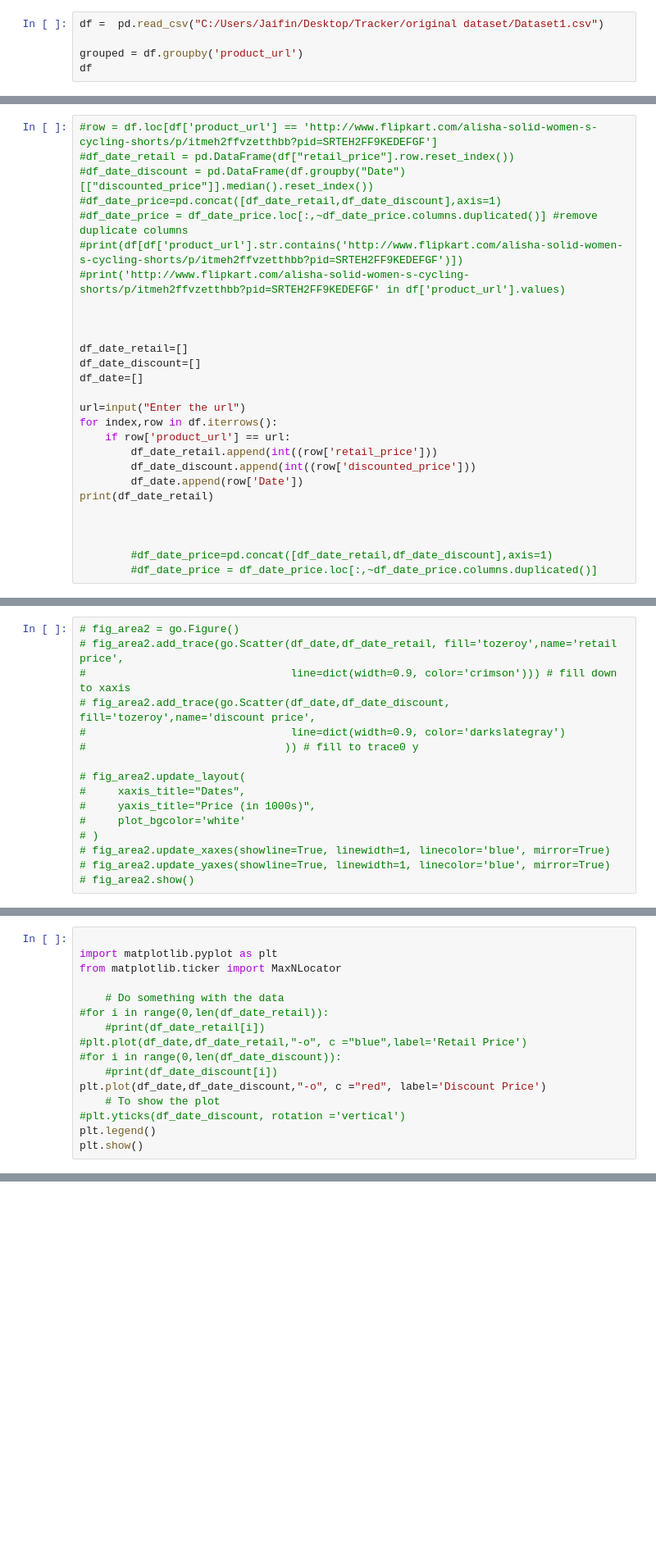
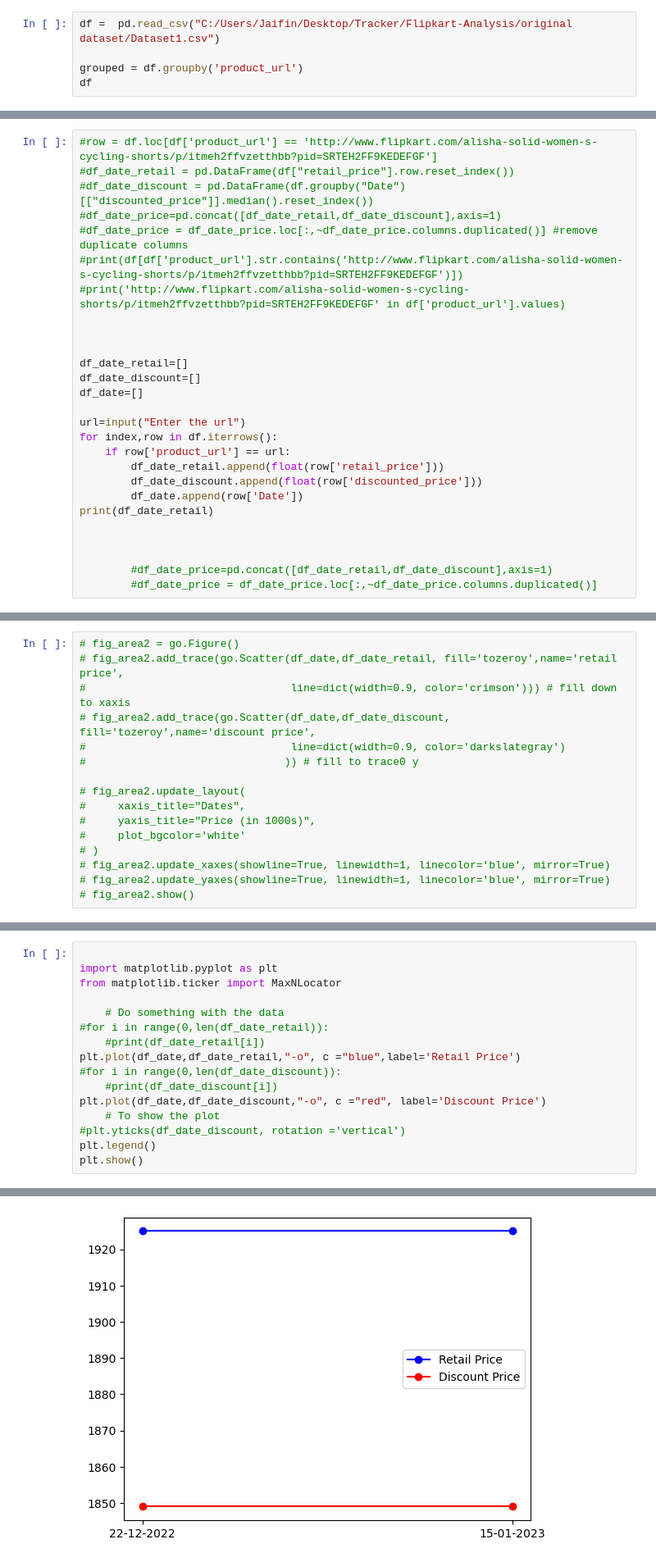
Before and after one commit to jaifin31/Flipkart-Analysis, a Jupyter notebook: original dataset/Untitled.ipynb, the cells around one changed output, grey strips where cells are left out. Shown at 82% size. Saved outputs shown, nothing was run; the diff lists cells and outputs as text; blank space fills up the shorter version.

```diff
--- a/original dataset/Untitled.ipynb
+++ b/original dataset/Untitled.ipynb
@@ -5,7 +5,7 @@ import ast
 import plotly.express as px
 from plotly import graph_objects as go
 # %%
-df =  pd.read_csv("C:/Users/Jaifin/Desktop/Tracker/original dataset/Dataset1.csv")
+df =  pd.read_csv("C:/Users/Jaifin/Desktop/Tracker/Flipkart-Analysis/original dataset/Dataset1.csv")
 
 grouped = df.groupby('product_url')
 df
@@ -72,8 +72,8 @@ df_date=[]
 url=input("Enter the url")
 for index,row in df.iterrows():
     if row['product_url'] == url:
-        df_date_retail.append(int((row['retail_price']))
-        df_date_discount.append(int((row['discounted_price']))
+        df_date_retail.append(float(row['retail_price']))
+        df_date_discount.append(float(row['discounted_price']))
         df_date.append(row['Date'])
 print(df_date_retail)
 
@@ -135,7 +122,7 @@ from matplotlib.ticker import MaxNLocator
     # Do something with the data
 #for i in range(0,len(df_date_retail)):
     #print(df_date_retail[i])
-#plt.plot(df_date,df_date_retail,"-o", c ="blue",label='Retail Price')
+plt.plot(df_date,df_date_retail,"-o", c ="blue",label='Retail Price')
 #for i in range(0,len(df_date_discount)):
     #print(df_date_discount[i])
 plt.plot(df_date,df_date_discount,"-o", c ="red", label='Discount Price')
@@ -147,0 +134 @@ NameError: name 'df_date' is not defined
+[figure, added]
```
Also changed, not shown: parts of 6 cells of this notebook, 1 other file.
